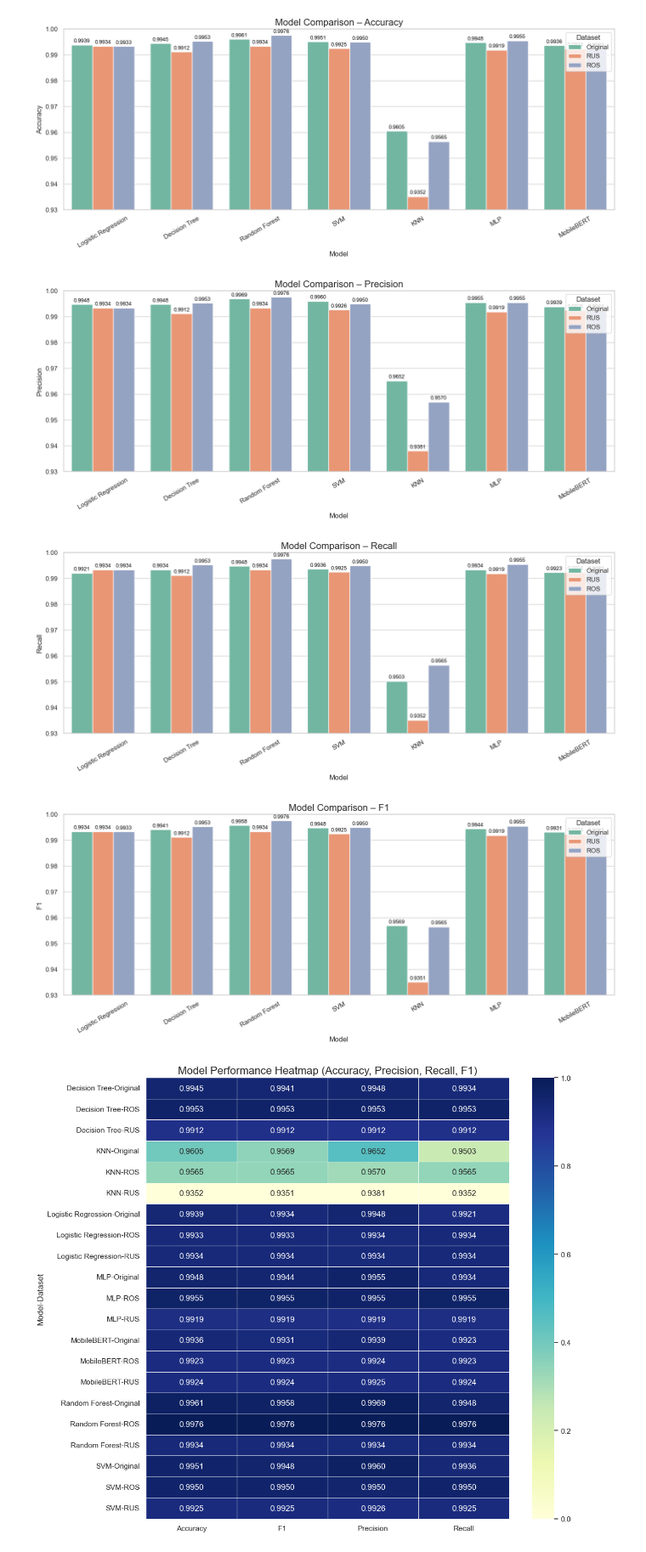
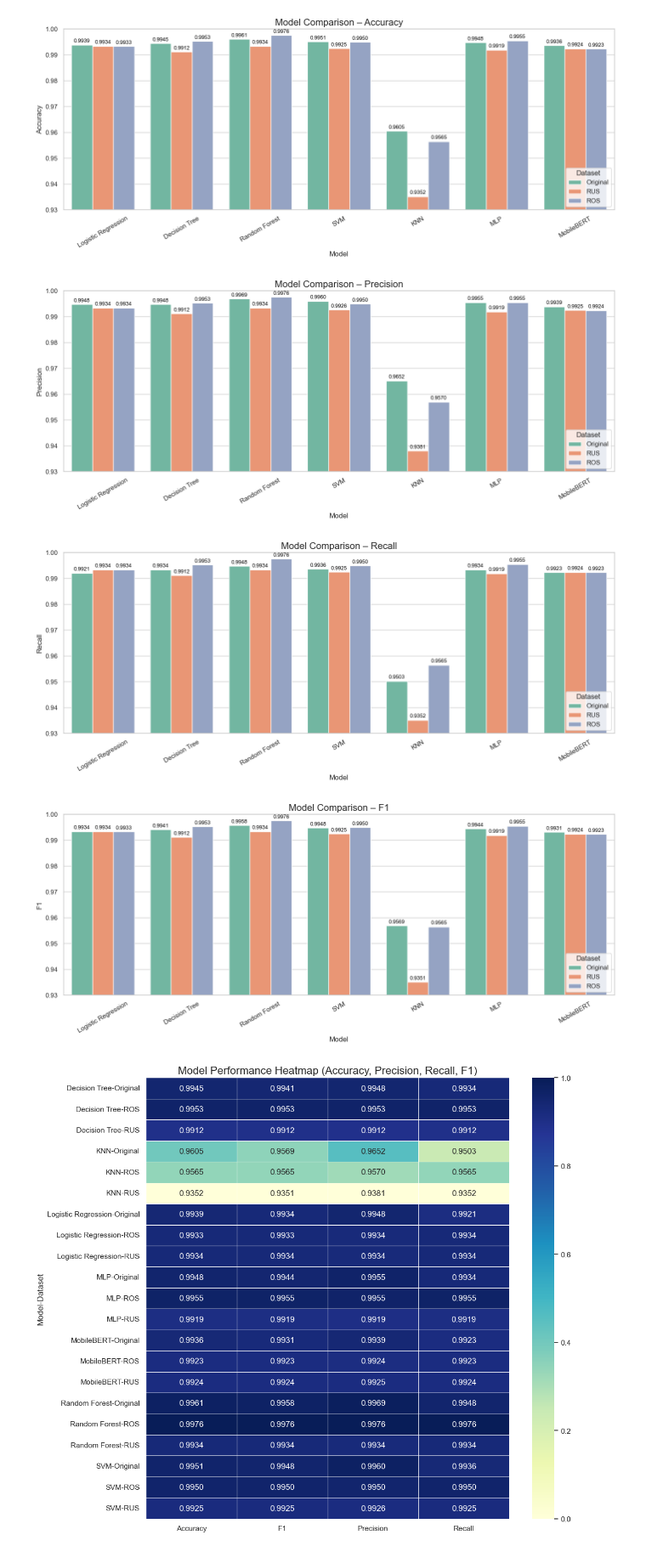
Before and after one commit to yash-sojitra-20/SQLi-Detection-Benchmark, a Jupyter notebook: Visualization/OverAll.ipynb, the cells around one changed output. Shown: that part at 85% size. Drawn from its saved outputs; the diff is of its cells as text; code cells hidden in the pictures.

Commit message:
Comparison graph updated

```diff
--- a/Visualization/OverAll.ipynb
+++ b/Visualization/OverAll.ipynb
@@ -31,38 +31,38 @@ combined_results = [
 
     {"Model": "MobileBERT", "Dataset": "Original", "Accuracy": 0.9936, "Precision": 0.9939, "Recall": 0.9923, "F1": 0.9931},
     {"Model": "MobileBERT", "Dataset": "RUS", "Accuracy": 0.9924, "Precision": 0.9925, "Recall": 0.9924, "F1": 0.9924},
     {"Model": "MobileBERT", "Dataset": "ROS", "Accuracy": 0.9923, "Precision": 0.9924, "Recall": 0.9923, "F1": 0.9923},
 ]
 
 # Convert to DataFrame
 df = pd.DataFrame(combined_results)
 
 # Set seaborn theme
 sns.set(style="whitegrid")
 
 # Plot all metrics
 metrics = ["Accuracy", "Precision", "Recall", "F1"]
 for metric in metrics:
     plt.figure(figsize=(14, 6))
     ax = sns.barplot(data=df, x="Model", y=metric, hue="Dataset", palette="Set2")
     plt.title(f"Model Comparison – {metric}", fontsize=16)
     plt.ylim(0.93, 1.0)
     plt.ylabel(metric)
     plt.xlabel("Model")
     plt.xticks(rotation=30)
-    plt.legend(title="Dataset", loc='upper right')
+    plt.legend(title="Dataset", loc='lower right')
     for p in ax.patches:
         ax.annotate(f"{p.get_height():.4f}",
                     (p.get_x() + p.get_width() / 2., p.get_height()),
                     ha='center', va='center', fontsize=9, color='black', xytext=(0, 6),
                     textcoords='offset points')
     plt.tight_layout()
     plt.show()
 # %% [output]
-[figure, old version]
+[figure, new version]
-[figure, old version]
+[figure, new version]
-[figure, old version]
+[figure, new version]
-[figure, old version]
+[figure, new version]
 # %%
 # Pivot for heatmap
 heatmap_data = df.pivot_table(index=["Model", "Dataset"], values=["Accuracy", "Precision", "Recall", "F1"])
```
